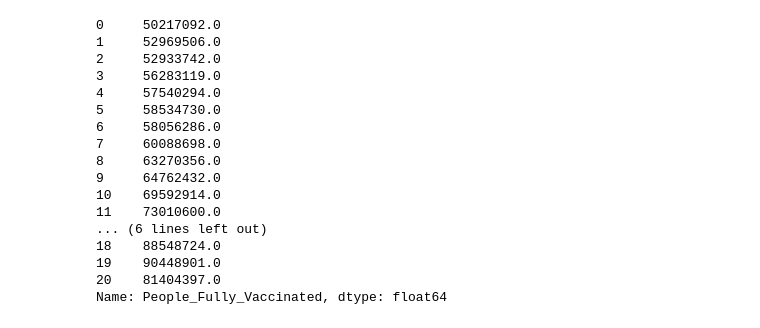
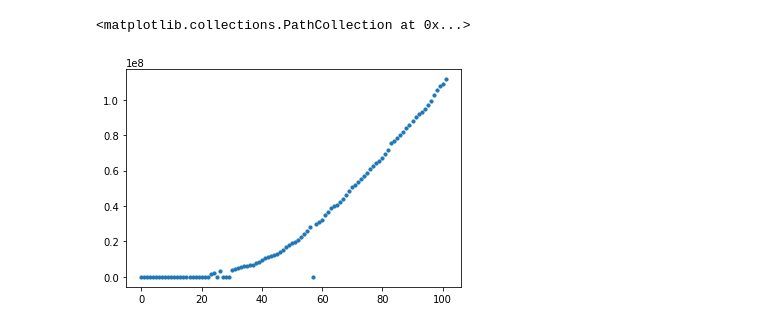
Before and after one commit to yanliang789/covid_19_trend, a Jupyter notebook: main.ipynb, the cells around one changed output. Cells and saved outputs as stored; diff of their text form; code cells hidden in the pictures.

```diff
--- a/main.ipynb
+++ b/main.ipynb
@@ -104,22 +129,0 @@ array([47712796, 49336115, 50959434, 52582752, 54206071, 55829390,
-# %%
-df_y = pd.read_csv('02_28_to_03_20_vaccination.csv')
-y_v_test = df_y.iloc[:,-1]
-y_v_test
-# %% [output]
-0     50217092.0
-1     52969506.0
-2     52933742.0
-3     56283119.0
-4     57540294.0
-5     58534730.0
-6     58056286.0
-7     60088698.0
-8     63270356.0
-9     64762432.0
-10    69592914.0
-11    73010600.0
-... (6 lines left out)
-18    88548724.0
-19    90448901.0
-20    81404397.0
-Name: People_Fully_Vaccinated, dtype: float64
@@ -127,0 +130,5 @@ import matplotlib.pyplot as plt
+# %%
+plt.scatter(x, y_v_train, s=10)
+# %% [output]
+<matplotlib.collections.PathCollection at 0x...>
+[figure, added]
```
Also changed, not shown: parts of 28 cells of this notebook, 1 other file.
